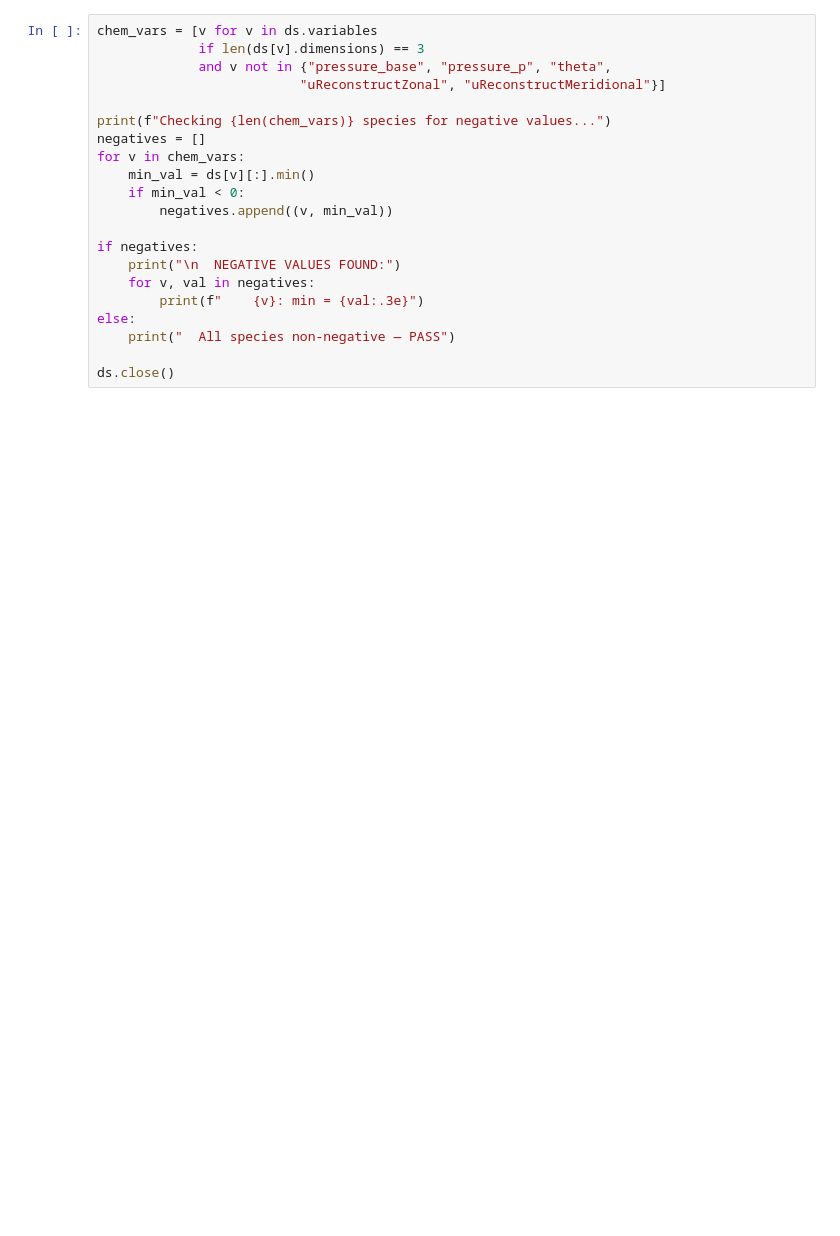
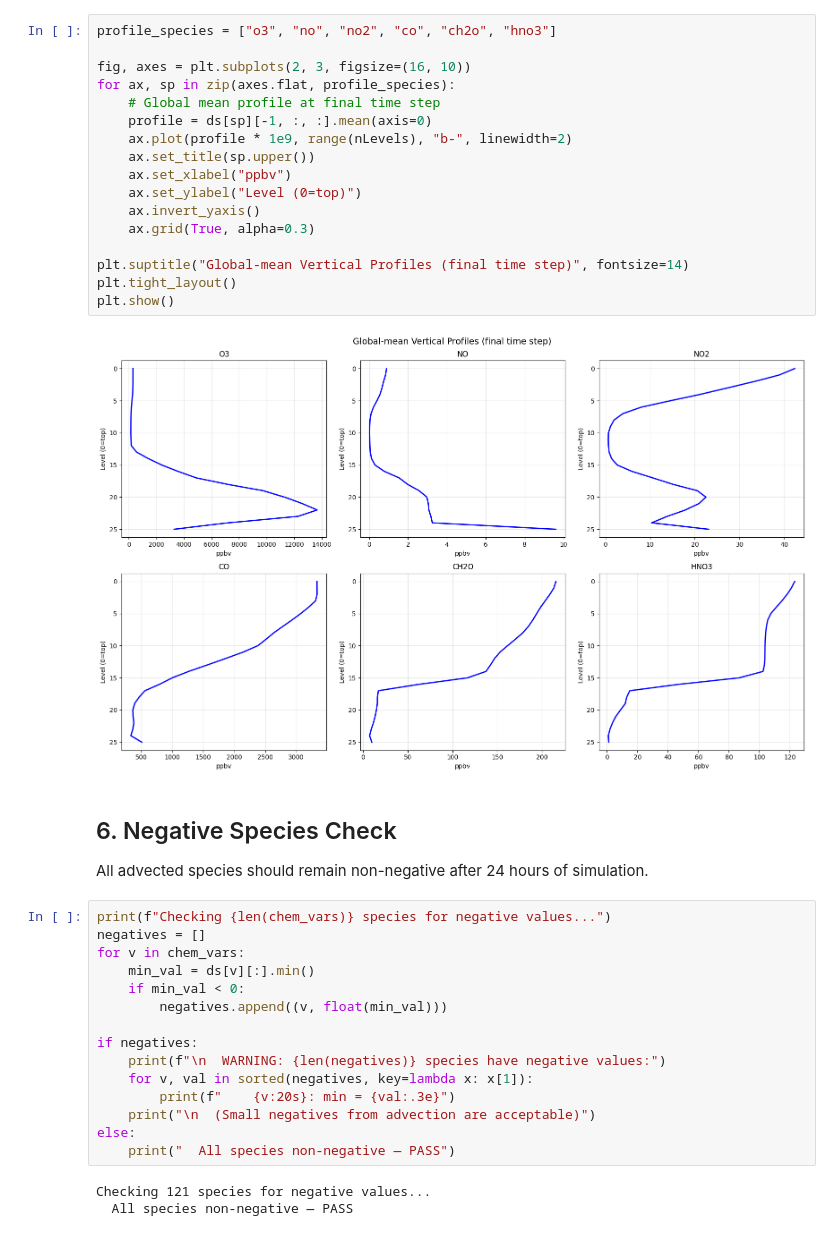
Before and after one commit to mattldawson/MPAS-Model, a Jupyter notebook: verification/phase06_ts1.ipynb, the cells around one changed output. Drawn from its saved outputs; the diff is of its cells as text; blank space fills up the shorter version.

```diff
--- a/verification/phase06_ts1.ipynb
+++ b/verification/phase06_ts1.ipynb
@@ -72,21 +198,41 @@ if "O3" in ds.variables:
+# %%
+profile_species = ["o3", "no", "no2", "co", "ch2o", "hno3"]
+
+fig, axes = plt.subplots(2, 3, figsize=(16, 10))
+for ax, sp in zip(axes.flat, profile_species):
+    # Global mean profile at final time step
+    profile = ds[sp][-1, :, :].mean(axis=0)
+    ax.plot(profile * 1e9, range(nLevels), "b-", linewidth=2)
+    ax.set_title(sp.upper())
+    ax.set_xlabel("ppbv")
+    ax.set_ylabel("Level (0=top)")
+    ax.invert_yaxis()
+    ax.grid(True, alpha=0.3)
+
+plt.suptitle("Global-mean Vertical Profiles (final time step)", fontsize=14)
+plt.tight_layout()
+plt.show()
+# %% [output]
+[figure, added]
+# %% [markdown]
+## 6. Negative Species Check
+
+All advected species should remain non-negative after 24 hours of simulation.
 # %%
-chem_vars = [v for v in ds.variables
-             if len(ds[v].dimensions) == 3
-             and v not in {"pressure_base", "pressure_p", "theta",
-                          "uReconstructZonal", "uReconstructMeridional"}]
-
 print(f"Checking {len(chem_vars)} species for negative values...")
 negatives = []
 for v in chem_vars:
     min_val = ds[v][:].min()
     if min_val < 0:
-        negatives.append((v, min_val))
+        negatives.append((v, float(min_val)))
 
 if negatives:
-    print("\n  NEGATIVE VALUES FOUND:")
-    for v, val in negatives:
-        print(f"    {v}: min = {val:.3e}")
+    print(f"\n  WARNING: {len(negatives)} species have negative values:")
+    for v, val in sorted(negatives, key=lambda x: x[1]):
+        print(f"    {v:20s}: min = {val:.3e}")
+    print("\n  (Small negatives from advection are acceptable)")
 else:
     print("  All species non-negative — PASS")
-
-ds.close()
+# %% [output]
+Checking 121 species for negative values...
+  All species non-negative — PASS
```
Also changed, not shown: parts of 14 cells of this notebook, 1 other file.
